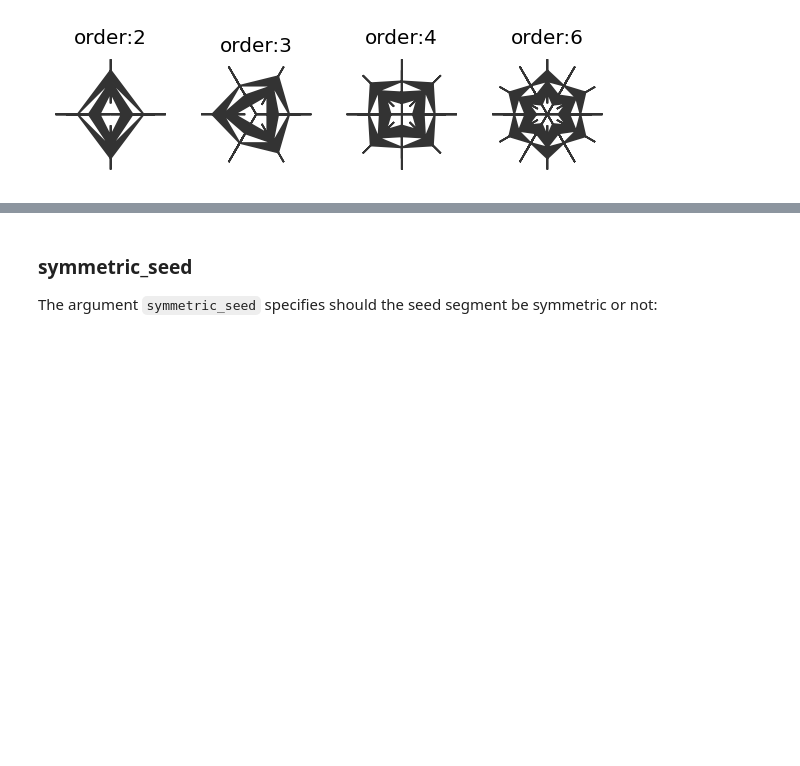
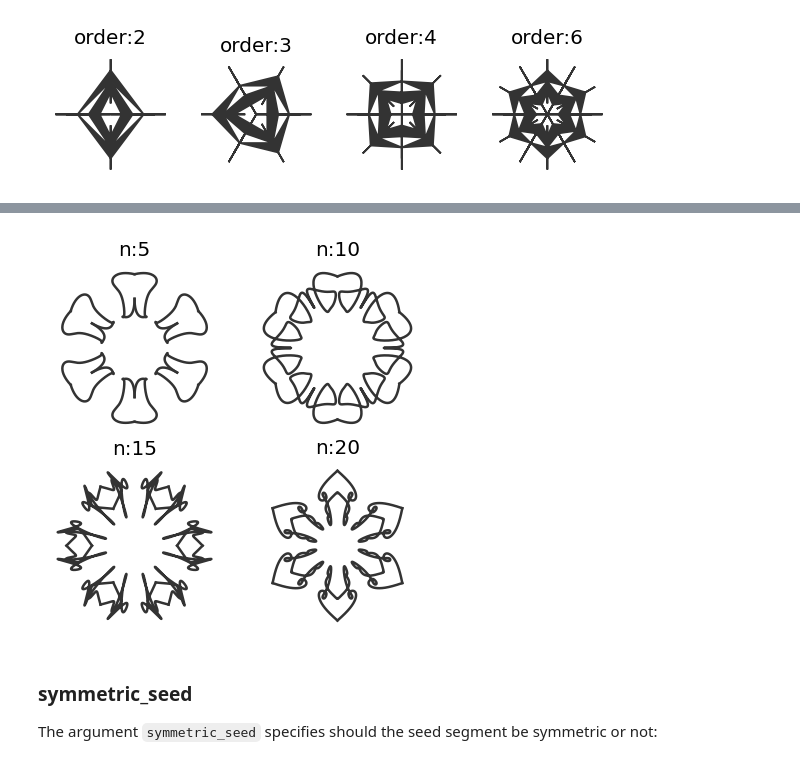
Before and after one commit to antononcube/Python-packages, a Jupyter notebook: RandomMandala/docs/RandomMandala-usage-examples.ipynb, the cells around one changed output, grey strips where cells are left out. Cells and saved outputs as stored; diff of their text form; code cells hidden in the pictures; blank space fills up the shorter version.

```diff
--- a/RandomMandala/docs/RandomMandala-usage-examples.ipynb
+++ b/RandomMandala/docs/RandomMandala-usage-examples.ipynb
@@ -174,3 +218,22 @@ plt.close(fig)
+# %%
+fig = matplotlib.pyplot.figure(figsize=(4, 4), dpi=120)
+k = 1
+for ne in [5, 10, 15, 20]:
+    random.seed(26)
+    fig = random_mandala(connecting_function="bezier",
+                         radius=[1],
+                         symmetric_seed=True,
+                         rotationa_symmetry_order=6,
+                         number_of_elements=ne,
+                         figure = fig,
+                         location = (2, 2, k))
+    ax = fig.axes[-1]
+    ax.set_title("n:" + str(ne))
+    k = k + 1
+plt.show()
+plt.close(fig)
+# %% [output]
+[figure, added]
 # %% [markdown]
 ### symmetric_seed
 
```
Also changed, not shown: parts of 12 cells of this notebook, 3 other files.
